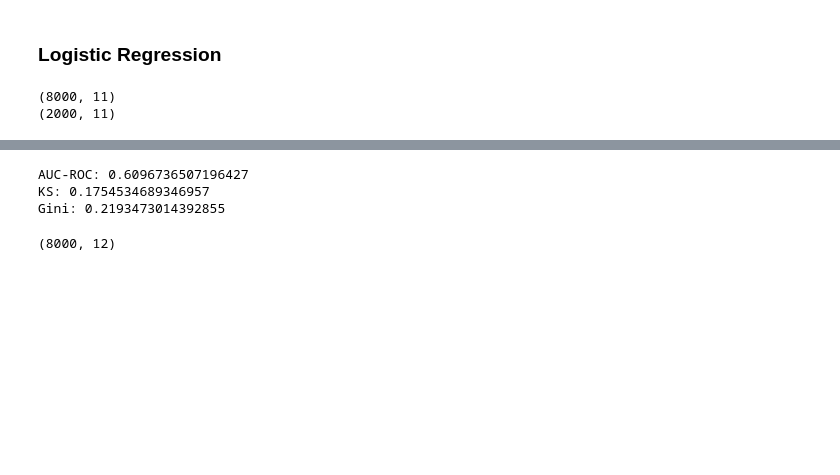
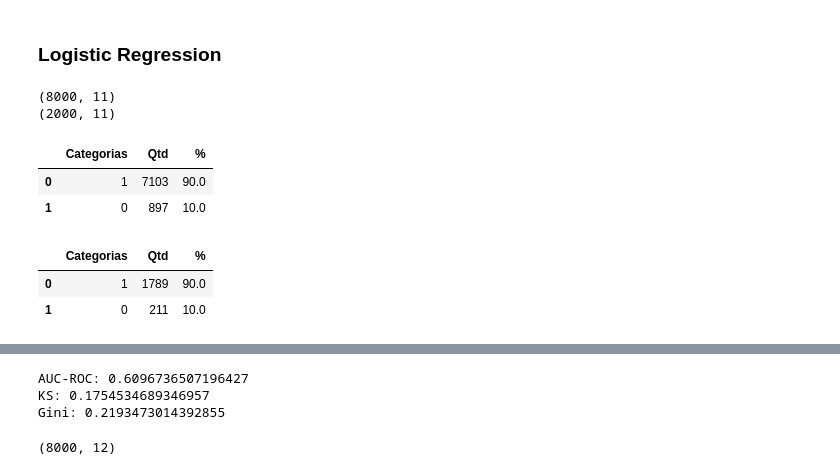
Before and after one commit to michaelvzla/statistical_models, a Jupyter notebook: xgboots/01 - Credit_risk_model/NOTEBOOKS/02 - LogisticRegression_credit_risk.ipynb, the cells around one changed output, grey strips where cells are left out. Cells and saved outputs as stored; diff of their text form; code cells hidden in the pictures; blank space fills up the shorter version.

```diff
--- a/xgboots/01 - Credit_risk_model/NOTEBOOKS/02 - LogisticRegression_credit_risk.ipynb
+++ b/xgboots/01 - Credit_risk_model/NOTEBOOKS/02 - LogisticRegression_credit_risk.ipynb
@@ -188,6 +194,26 @@ print(test_data.shape)
 # %% [output]
 (8000, 11)
 (2000, 11)
+# %%
+# Tasa de malos conjunto de entrenamaiento
+bad_rate_dev = train_data['resultado_del_riesgo'].value_counts().reset_index()
+bad_rate_dev = bad_rate_dev.rename(columns={'index': 'Categorias', 'resultado_del_riesgo': 'Qtd'})
+bad_rate_dev['%'] = round(bad_rate_dev['Qtd'] / bad_rate_dev['Qtd'].sum(), 1) * 100
+bad_rate_dev
+# %% [output]
+|  | Categorias | Qtd | % |
+| 0 | 1 | 7103 | 90.0 |
+| 1 | 0 | 897 | 10.0 |
+# %%
+# Tasa de malos conjunto de validación
+bad_rate_val = test_data['resultado_del_riesgo'].value_counts().reset_index()
+bad_rate_val = bad_rate_val.rename(columns={'index': 'Categorias', 'resultado_del_riesgo': 'Qtd'})
+bad_rate_val['%'] = round(bad_rate_val['Qtd'] / bad_rate_val['Qtd'].sum(), 1) * 100
+bad_rate_val
+# %% [output]
+|  | Categorias | Qtd | % |
+| 0 | 1 | 1789 | 90.0 |
+| 1 | 0 | 211 | 10.0 |
 # %%
 # Definir las columnas predictoras (características) y la variable objetivo
 features = ['edad_WOE','historial_crediticio_WOE','plazo_del_prestamo_WOE','tasa_de_interes_WOE',
```
Also changed, not shown: parts of 8 cells of this notebook.
